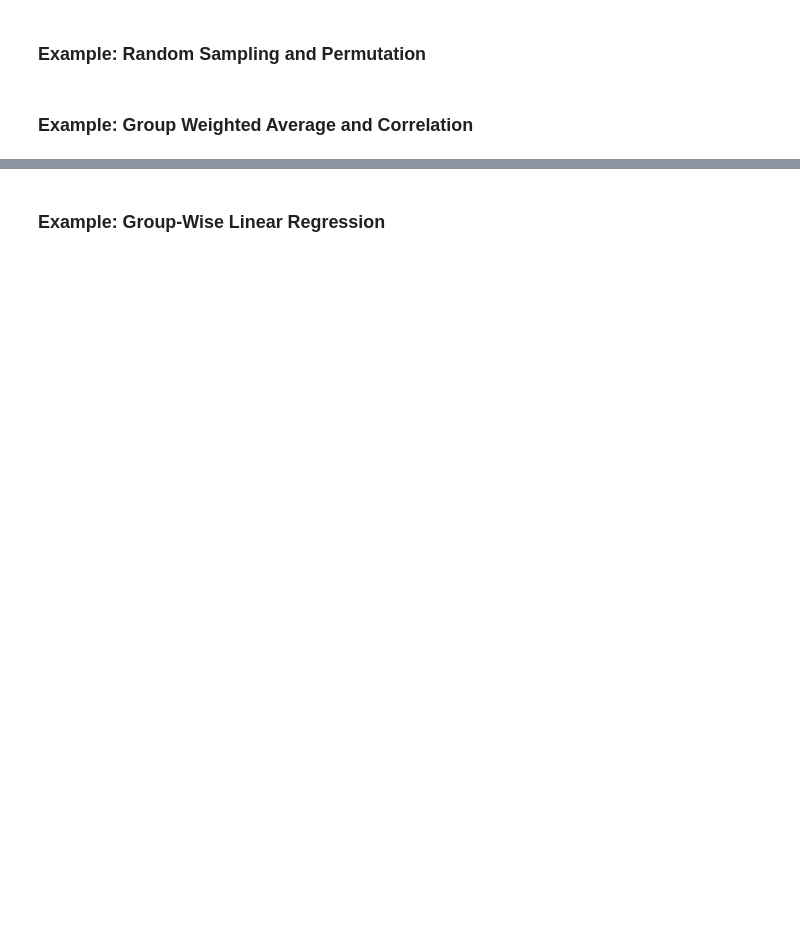
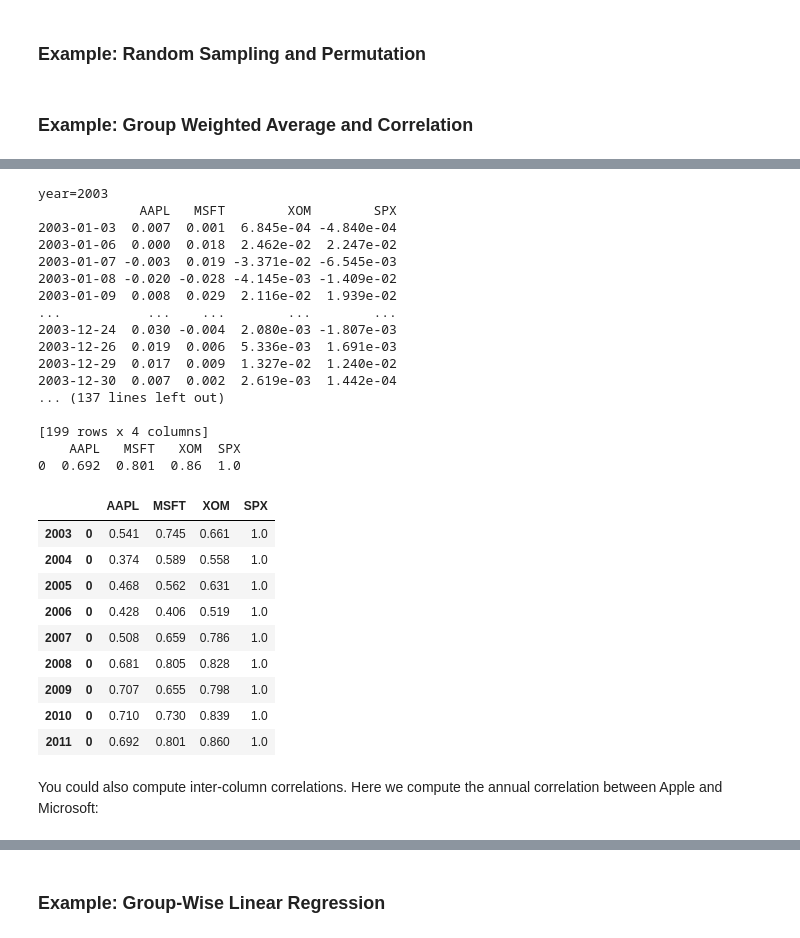
Before and after one commit to chan-prk/pydata-book, a Jupyter notebook: ch10.ipynb, the cells around one changed output, grey strips where cells are left out. Drawn from its saved outputs; the diff is of its cells as text; code cells hidden in the pictures; blank space fills up the shorter version.

Commit message:
Split Series vs. Split DataFrame (return dict to apply)

```diff
--- a/ch10.ipynb
+++ b/ch10.ipynb
@@ -986,2 +1100,46 @@ by_year.apply(spx_corr)
+# %%
+#ลองเอง # ลองทำให้ c เป็น DataFrame ดูว่า จะปรากฎ index เหมือนใน #with_group_keys มั้ย
+def spx_corr_3(x):
+    print(f"year={x.name}")
+    print(x)
+    # From Section 5.3
+    # Passing a Series returns a Series with the correlation value computed for each column:
+    c = x.corrwith(x['SPX'])
+    c = pd.DataFrame([c])
+    print(c)
+    return c
+
+by_year.apply(spx_corr_3)
+# %% [output]
+year=2003
+             AAPL   MSFT        XOM        SPX
+2003-01-03  0.007  0.001  6.845e-04 -4.840e-04
+2003-01-06  0.000  0.018  2.462e-02  2.247e-02
+2003-01-07 -0.003  0.019 -3.371e-02 -6.545e-03
+2003-01-08 -0.020 -0.028 -4.145e-03 -1.409e-02
+2003-01-09  0.008  0.029  2.116e-02  1.939e-02
+...           ...    ...        ...        ...
+2003-12-24  0.030 -0.004  2.080e-03 -1.807e-03
+2003-12-26  0.019  0.006  5.336e-03  1.691e-03
+2003-12-29  0.017  0.009  1.327e-02  1.240e-02
+2003-12-30  0.007  0.002  2.619e-03  1.442e-04
+... (137 lines left out)
+
+[199 rows x 4 columns]
+    AAPL   MSFT   XOM  SPX
+0  0.692  0.801  0.86  1.0
+|  |  | AAPL | MSFT | XOM | SPX |
+| 2003 | 0 | 0.541 | 0.745 | 0.661 | 1.0 |
+| 2004 | 0 | 0.374 | 0.589 | 0.558 | 1.0 |
+| 2005 | 0 | 0.468 | 0.562 | 0.631 | 1.0 |
+| 2006 | 0 | 0.428 | 0.406 | 0.519 | 1.0 |
+| 2007 | 0 | 0.508 | 0.659 | 0.786 | 1.0 |
+| 2008 | 0 | 0.681 | 0.805 | 0.828 | 1.0 |
+| 2009 | 0 | 0.707 | 0.655 | 0.798 | 1.0 |
+| 2010 | 0 | 0.710 | 0.730 | 0.839 | 1.0 |
+| 2011 | 0 | 0.692 | 0.801 | 0.860 | 1.0 |
+# %% [markdown]
+You could also compute inter-column correlations. Here we compute the annual correlation
+between Apple and Microsoft:
 # %%
 by_year.apply(lambda g: g['AAPL'].corr(g['MSFT']))
```
Also changed, not shown: parts of 17 cells of this notebook, 3 other files.
